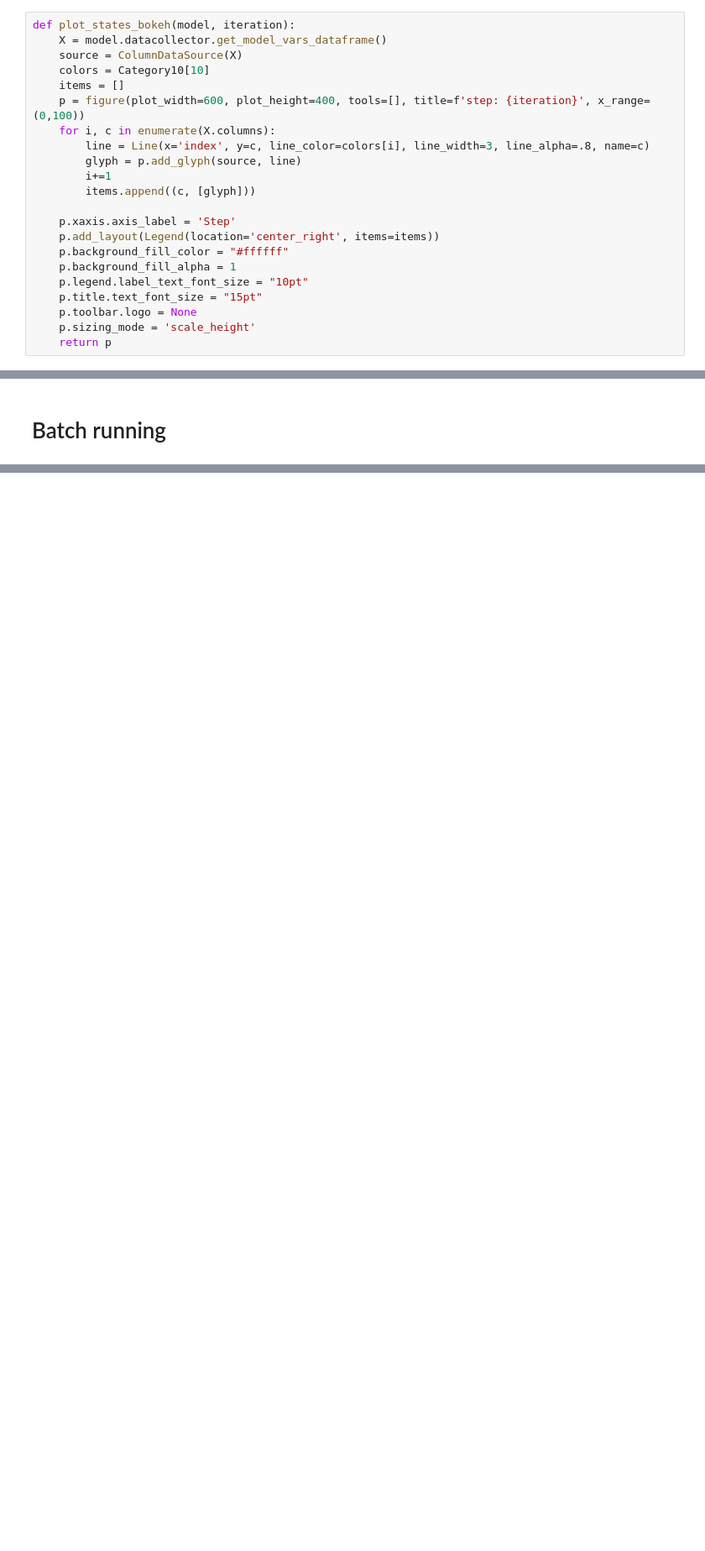
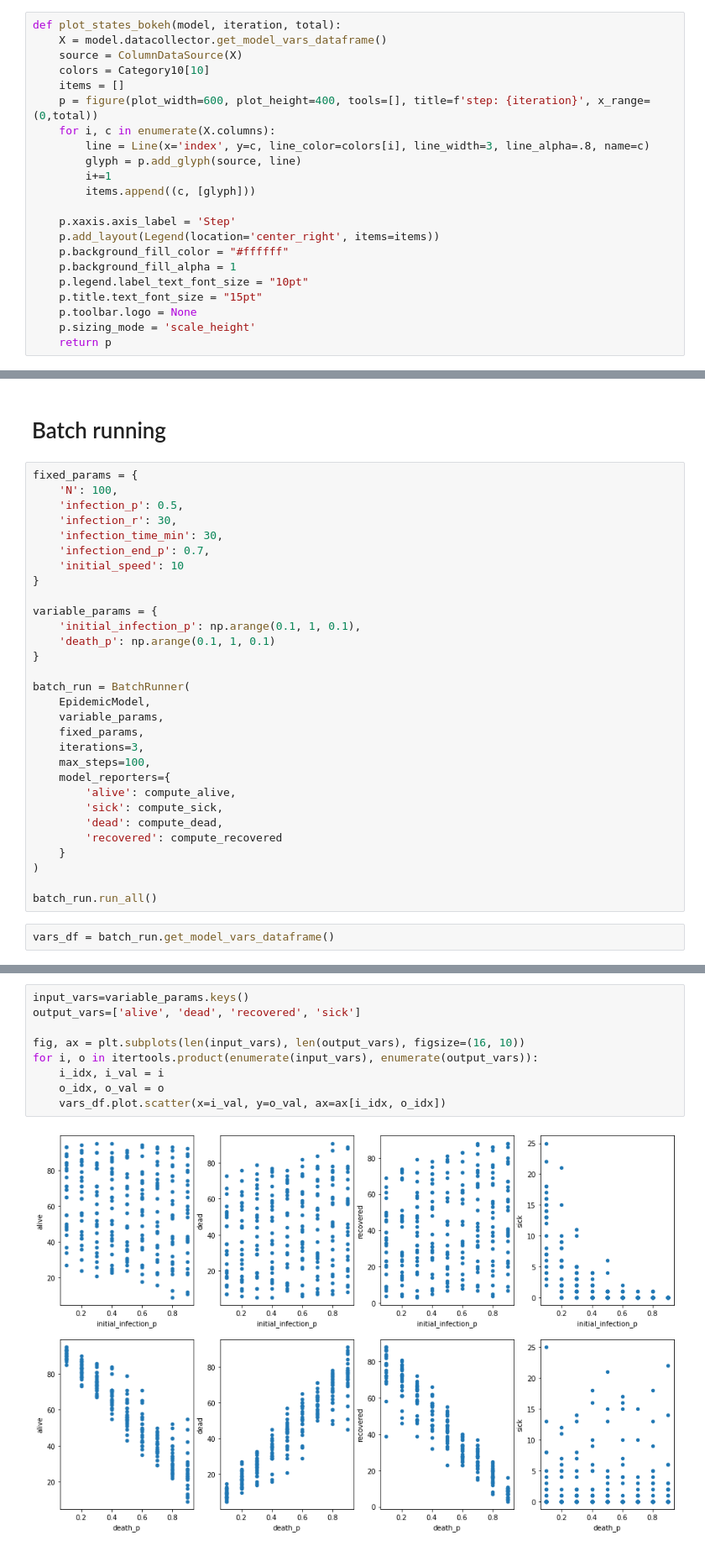
Before and after one commit to kaskadz/mesalab, a Jupyter notebook: MesaTutorial.ipynb, the cells around one changed output, grey strips where cells are left out. Shown at 84% size. Drawn from its saved outputs; the diff is of its cells as text; blank space fills up the shorter version.

```diff
--- a/MesaTutorial.ipynb
+++ b/MesaTutorial.ipynb
@@ -179,12 +212,12 @@ for _ in tqdm(range(100)):
 # %%
 df = model.datacollector.get_model_vars_dataframe()
 # %%
-def plot_states_bokeh(model, iteration):
+def plot_states_bokeh(model, iteration, total):
     X = model.datacollector.get_model_vars_dataframe()
     source = ColumnDataSource(X)
     colors = Category10[10]
     items = []
-    p = figure(plot_width=600, plot_height=400, tools=[], title=f'step: {iteration}', x_range=(0,100))
+    p = figure(plot_width=600, plot_height=400, tools=[], title=f'step: {iteration}', x_range=(0,total))
     for i, c in enumerate(X.columns):
         line = Line(x='index', y=c, line_color=colors[i], line_width=3, line_alpha=.8, name=c)
         glyph = p.add_glyph(source, line)
@@ -243,3 +287,35 @@ for i in range(100):
 - Add death/recovered metric
 # %% [markdown]
 # Batch running
+# %%
+fixed_params = {
+    'N': 100,
+    'infection_p': 0.5,
+    'infection_r': 30,
+    'infection_time_min': 30,
+    'infection_end_p': 0.7,
+    'initial_speed': 10
+}
+
+variable_params = {
+    'initial_infection_p': np.arange(0.1, 1, 0.1),
+    'death_p': np.arange(0.1, 1, 0.1)
+}
+
+batch_run = BatchRunner(
+    EpidemicModel,
+    variable_params,
+    fixed_params,
+    iterations=3,
+    max_steps=100,
+    model_reporters={
+        'alive': compute_alive,
+        'sick': compute_sick,
+        'dead': compute_dead,
+        'recovered': compute_recovered
+    }
+)
+
+batch_run.run_all()
+# %%
+vars_df = batch_run.get_model_vars_dataframe()
@@ -245,0 +338,11 @@ for i in range(100):
+# %%
+input_vars=variable_params.keys()
+output_vars=['alive', 'dead', 'recovered', 'sick']
+
+fig, ax = plt.subplots(len(input_vars), len(output_vars), figsize=(16, 10))
+for i, o in itertools.product(enumerate(input_vars), enumerate(output_vars)):
+    i_idx, i_val = i
+    o_idx, o_val = o
+    vars_df.plot.scatter(x=i_val, y=o_val, ax=ax[i_idx, o_idx])
+# %% [output]
+[figure, added]
```
Also changed, not shown: parts of 13 cells of this notebook.
